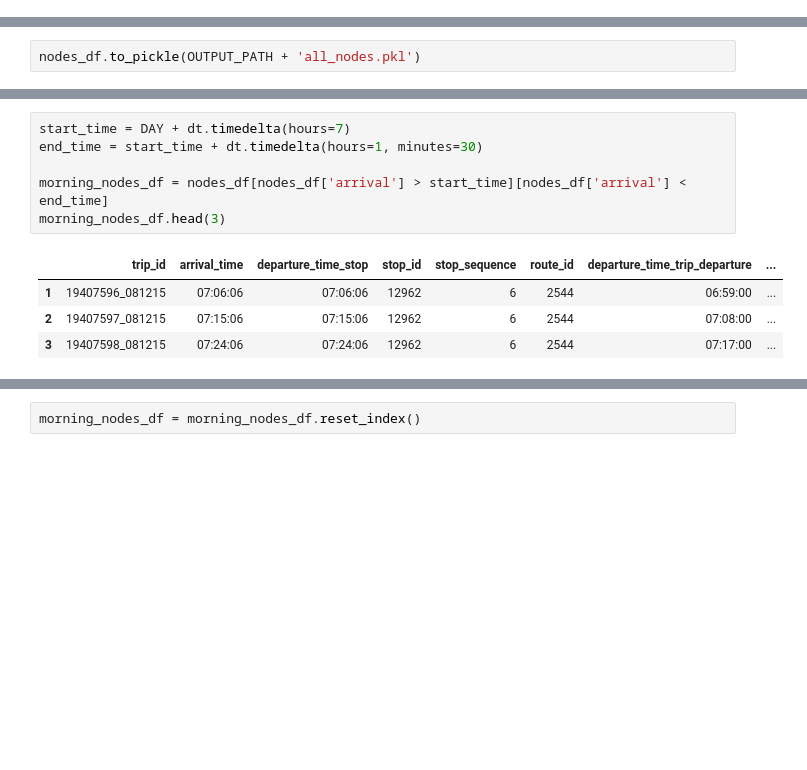
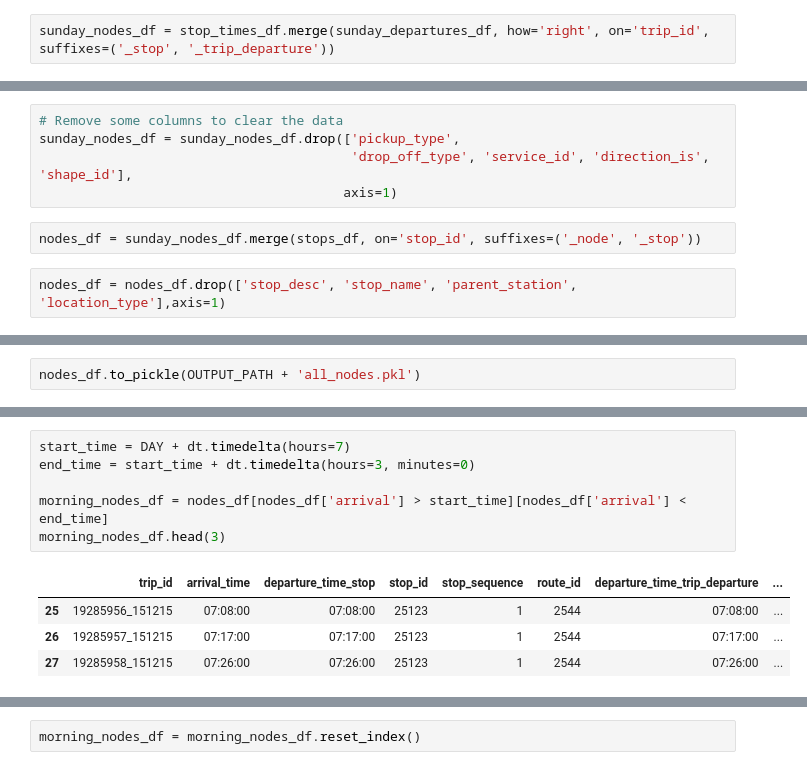
Before and after one commit to daniellebs/accessibility-vis, a Jupyter notebook: data_processing/notebooks/validating_on_examples/PT-Accessibility-Nodes-Edges.ipynb, the cells around one changed output, grey strips where cells are left out. Drawn from its saved outputs; the diff is of its cells as text; blank space fills up the shorter version.

Commit message:
Add validations on test data

```diff
--- a/data_processing/notebooks/validating_on_examples/PT-Accessibility-Nodes-Edges.ipynb
+++ b/data_processing/notebooks/validating_on_examples/PT-Accessibility-Nodes-Edges.ipynb
@@ -166,0 +184,2 @@ nodes_df[:3]
+# %%
+sunday_nodes_df = stop_times_df.merge(sunday_departures_df, how='right', on='trip_id', suffixes=('_stop', '_trip_departure'))
@@ -167,3 +191,12 @@ nodes_df[:3]
+# %%
+# Remove some columns to clear the data
+sunday_nodes_df = sunday_nodes_df.drop(['pickup_type',
+                                        'drop_off_type', 'service_id', 'direction_is', 'shape_id'],
+                                       axis=1)
+# %%
+nodes_df = sunday_nodes_df.merge(stops_df, on='stop_id', suffixes=('_node', '_stop'))
+# %%
+nodes_df = nodes_df.drop(['stop_desc', 'stop_name', 'parent_station', 'location_type'],axis=1)
 # %%
 # Convert GTFS times to match "real-world time".
 nodes_df['arrival'] = nodes_df['arrival_time'].apply(convert_gtfs_time_to_datetime)
@@ -227,14 +239,14 @@ nodes_df[nodes_df['arrival'] > start_time].sort_values('arrival')
 # %%
 start_time = DAY + dt.timedelta(hours=7)
-end_time = start_time + dt.timedelta(hours=1, minutes=30)
+end_time = start_time + dt.timedelta(hours=3, minutes=0)
 
 morning_nodes_df = nodes_df[nodes_df['arrival'] > start_time][nodes_df['arrival'] < end_time]
 morning_nodes_df.head(3)
 # %% [output]
 |  | trip_id | arrival_time | departure_time_stop | stop_id | stop_sequence | route_id | departure_time_trip_departure | ... |
-| 1 | 19407596_081215 | 07:06:06 | 07:06:06 | 12962 | 6 | 2544 | 06:59:00 | ... |
-| 2 | 19407597_081215 | 07:15:06 | 07:15:06 | 12962 | 6 | 2544 | 07:08:00 | ... |
-| 3 | 19407598_081215 | 07:24:06 | 07:24:06 | 12962 | 6 | 2544 | 07:17:00 | ... |
+| 25 | 19285956_151215 | 07:08:00 | 07:08:00 | 25123 | 1 | 2544 | 07:08:00 | ... |
+| 26 | 19285957_151215 | 07:17:00 | 07:17:00 | 25123 | 1 | 2544 | 07:17:00 | ... |
+| 27 | 19285958_151215 | 07:26:00 | 07:26:00 | 25123 | 1 | 2544 | 07:26:00 | ... |
 # %%
 morning_nodes_df.nunique()
 # %% [output]
```
Also changed, not shown: parts of 41 cells of this notebook, 14 other files.
